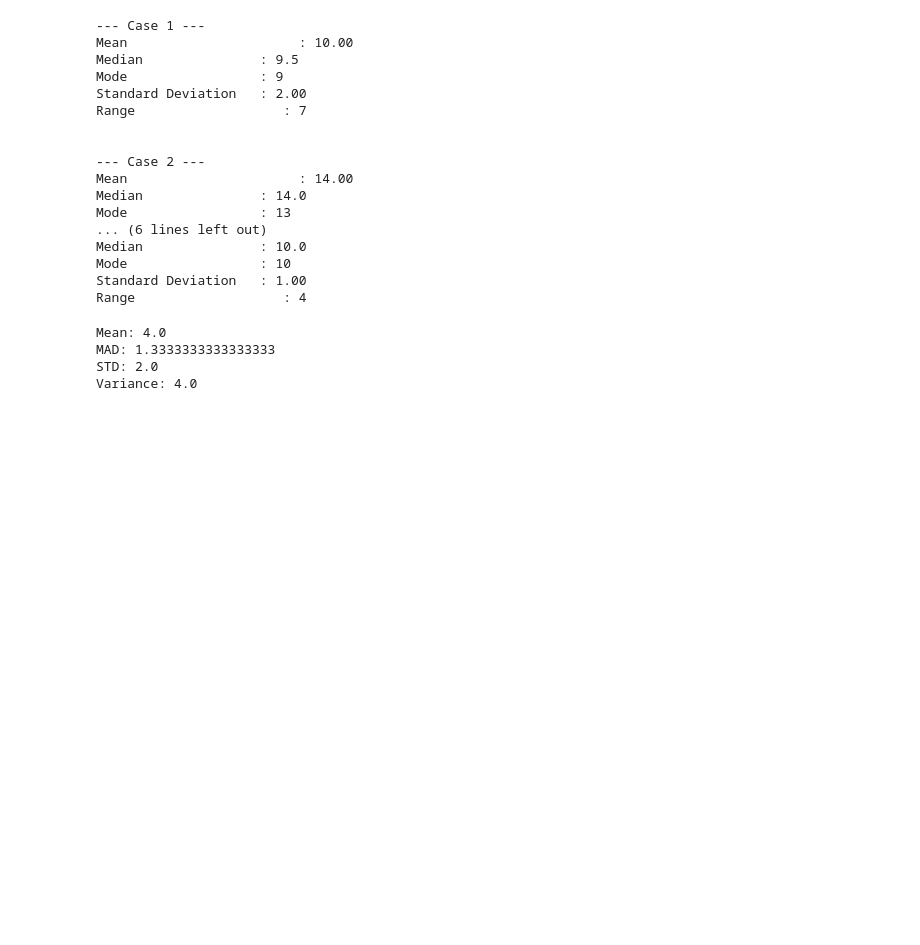
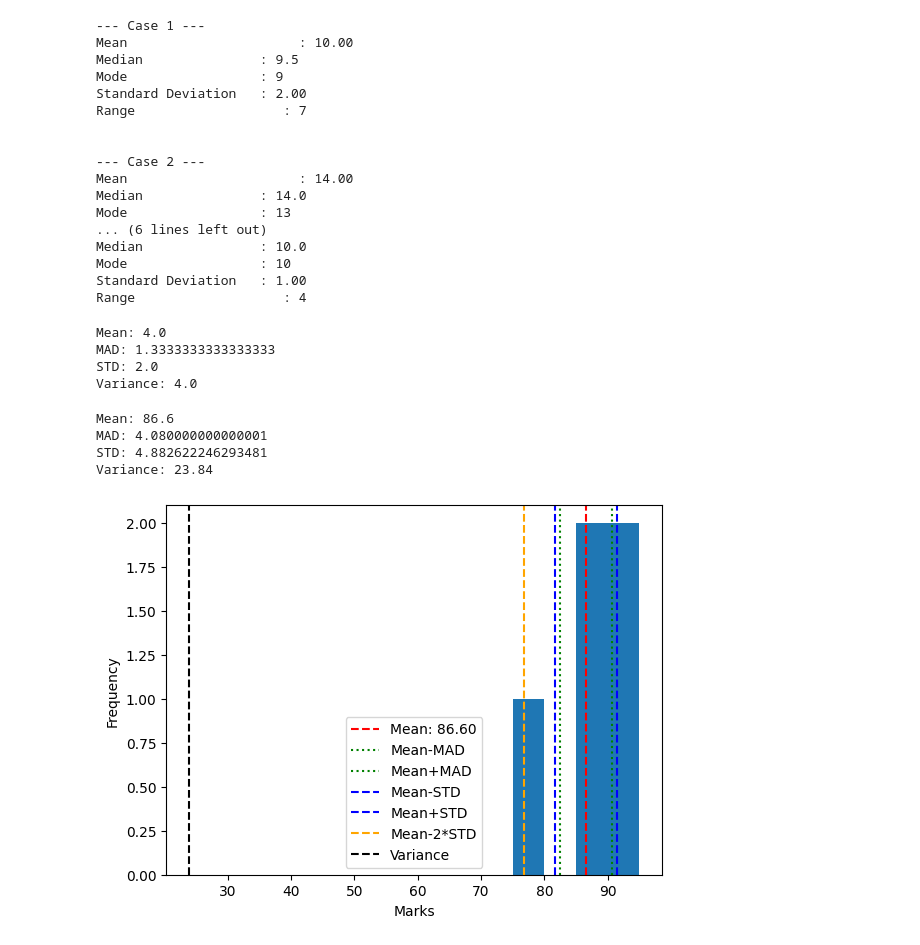
Before and after one commit to faruk950147/Python-A-to-Z, a Jupyter notebook: 07 ML/statictist/main.ipynb, the cells around one changed output. Drawn from its saved outputs; the diff is of its cells as text; code cells hidden in the pictures; blank space fills up the shorter version.

```diff
--- a/07 ML/statictist/main.ipynb
+++ b/07 ML/statictist/main.ipynb
@@ -396,3 +396,65 @@ Mean: 4.0
 MAD: 1.3333333333333333
 STD: 2.0
 Variance: 4.0
+# %%
+marks = np.array([85, 90, 78, 92, 88])
+"""
+mean = Σxi / n
+85+90+78+92+88 / 5 = 433 / 5 = 86.6
+
+mad = Σ|xi - mean| / n
+|85-86.6| + |90-86.6| + |78-86.6| + |92-86.6| + |88-86.6| / 5
+1.6 + 3.4 + 8.6 + 5.4 + 1.4 = 20.4 / 5 = 4.08
+
+std = √(Σ(xi - mean)² / n)
+√((85-86.6)² + (90-86.6)² + (78-86.6)² + (92-86.6)² + (88-86.6)² / 5)
+√((1.6² + 3.4² + 8.6² + 5.4² + 1.4²) / 5)
+√((2.56 + 11.56 + 73.96 + 29.16 + 1.96) / 5)
+√(119.2 / 5) = √23.84 = 4.88
+
+variance = Σ(xi - mean)² / n
+(85-86.6)² + (90-86.6)² + (78-86.6)² + (92-86.6)² + (88-86.6)² / 5
+(1.6² + 3.4² + 8.6² + 5.4² + 1.4²) / 5
+(2.56 + 11.56 + 73.96 + 29.16 + 1.96) / 5
+119.2 / 5 = 23.84
+
+
+"""
+
+import numpy as np
+import matplotlib.pyplot as plt
+
+mean = np.mean(marks)
+mad = np.mean(np.abs(marks - mean))
+std = np.std(marks)
+variance = np.var(marks)
+
+print(f"Mean: {mean}")
+print(f"MAD: {mad}")
+print(f"STD: {std}")
+print(f"Variance: {variance}")
+
+plt.hist(marks, bins=range(70, 100, 5))
+
+# Mean
+plt.axvline(mean, color='red', linestyle='--', label=f'Mean: {mean:.2f}')
+# MAD Range
+plt.axvline(mean - mad, color='green', linestyle=':', label=f'Mean-MAD')
+plt.axvline(mean + mad, color='green', linestyle=':',label=f'Mean+MAD')
+# STD Range
+plt.axvline(mean - std, color='blue', linestyle='--', label=f'Mean-STD')
+plt.axvline(mean + std, color='blue', linestyle='--', label=f'Mean+STD')
+plt.axvline(mean - 2*std, color='orange', linestyle='--', label=f'Mean-2*STD')
+plt.axvline(variance, color='black', linestyle='--', label=f'Variance')
+
+plt.xlabel("Marks")
+plt.ylabel("Frequency")
+plt.legend()
+
+plt.show()
+# %% [output]
+Mean: 86.6
+MAD: 4.080000000000001
+STD: 4.882622246293481
+Variance: 23.84
+[figure, added]
```
